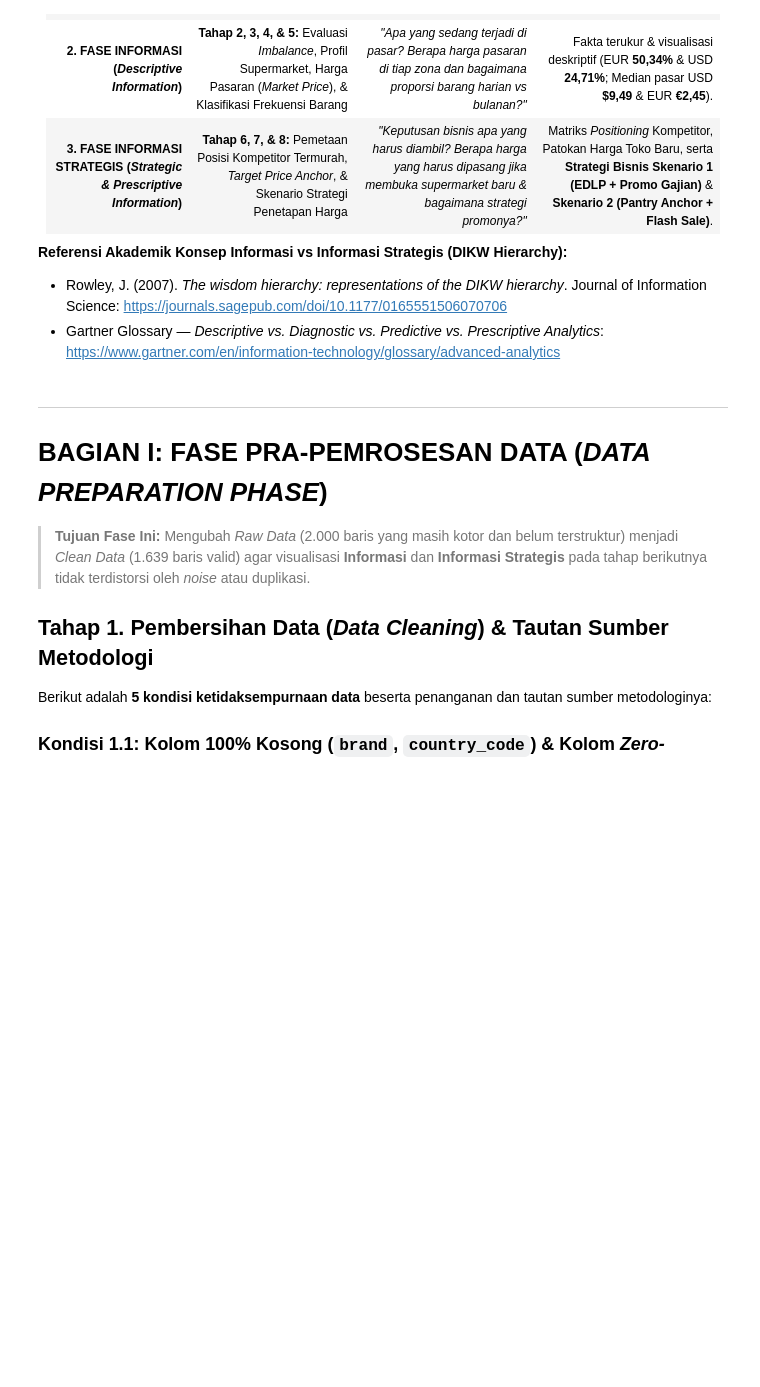
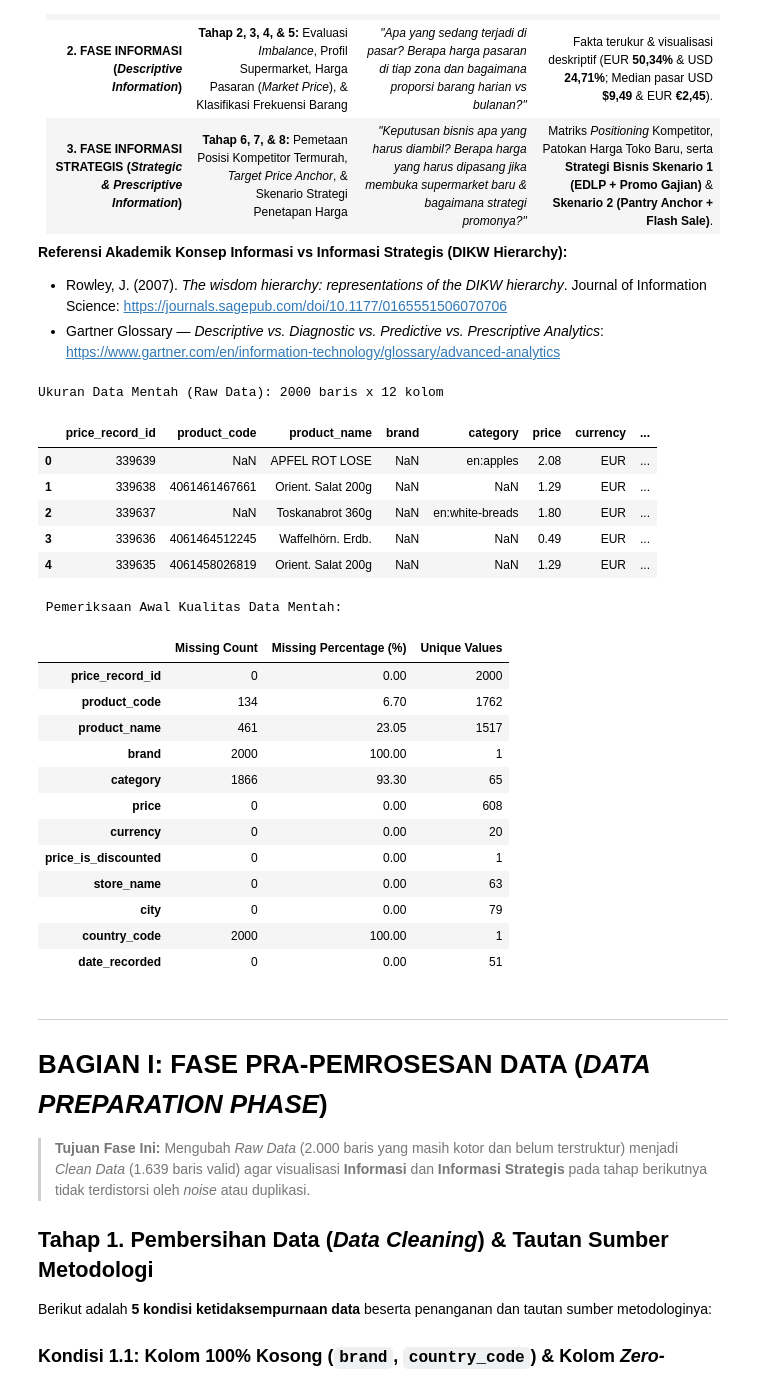
Before and after one commit to ZazkiaLutvi/Info-Strategy, a Jupyter notebook: Global-Retail/analisis/Analisis_Strategi_Harga_Supermarket_USD_EUR-v2.ipynb, the cells around one changed output. Saved outputs shown, nothing was run; the diff lists cells and outputs as text; code cells hidden in the pictures; blank space fills up the shorter version.

```diff
--- a/Global-Retail/analisis/Analisis_Strategi_Harga_Supermarket_USD_EUR-v2.ipynb
+++ b/Global-Retail/analisis/Analisis_Strategi_Harga_Supermarket_USD_EUR-v2.ipynb
@@ -18,25 +18,47 @@ Dalam manajemen sistem informasi dan analitika bisnis, pengolahan data dibagi me
 # %%
 import pandas as pd
 import numpy as np
 import matplotlib.pyplot as plt
 import seaborn as sns
 
 pd.set_option('display.max_columns', None)
 pd.set_option('display.max_rows', 50)
 sns.set_theme(style='whitegrid', palette='muted')
 
 # 0. Memuat Dataset Mentah (Raw Data)
-df_raw = pd.read_csv('global_retail_prices_dataset.csv')
+df_raw = pd.read_csv('../global_retail_prices_dataset.csv')
 print(f'Ukuran Data Mentah (Raw Data): {df_raw.shape[0]} baris x {df_raw.shape[1]} kolom')
 display(df_raw.head())
 
 print('\n Pemeriksaan Awal Kualitas Data Mentah:')
 missing_summary = pd.DataFrame({
     'Missing Count': df_raw.isnull().sum(),
     'Missing Percentage (%)': (df_raw.isnull().sum() / len(df_raw) * 100).round(2),
     'Unique Values': df_raw.nunique(dropna=False)
 })
 display(missing_summary)
+# %% [output]
+Ukuran Data Mentah (Raw Data): 2000 baris x 12 kolom
+|  | price_record_id | product_code | product_name | brand | category | price | currency | ... |
+| 0 | 339639 | NaN | APFEL ROT LOSE | NaN | en:apples | 2.08 | EUR | ... |
+| 1 | 339638 | 4061461467661 | Orient. Salat 200g | NaN | NaN | 1.29 | EUR | ... |
+| 2 | 339637 | NaN | Toskanabrot 360g | NaN | en:white-breads | 1.80 | EUR | ... |
+| 3 | 339636 | 4061464512245 | Waffelhörn. Erdb. | NaN | NaN | 0.49 | EUR | ... |
+| 4 | 339635 | 4061458026819 | Orient. Salat 200g | NaN | NaN | 1.29 | EUR | ... |
+ Pemeriksaan Awal Kualitas Data Mentah:
+|  | Missing Count | Missing Percentage (%) | Unique Values |
+| price_record_id | 0 | 0.00 | 2000 |
+| product_code | 134 | 6.70 | 1762 |
+| product_name | 461 | 23.05 | 1517 |
+| brand | 2000 | 100.00 | 1 |
+| category | 1866 | 93.30 | 65 |
+| price | 0 | 0.00 | 608 |
+| currency | 0 | 0.00 | 20 |
+| price_is_discounted | 0 | 0.00 | 1 |
+| store_name | 0 | 0.00 | 63 |
+| city | 0 | 0.00 | 79 |
+| country_code | 2000 | 100.00 | 1 |
+| date_recorded | 0 | 0.00 | 51 |
 # %% [markdown]
 ---
 # BAGIAN I: FASE PRA-PEMROSESAN DATA (*DATA PREPARATION PHASE*)
```
Also changed, not shown: parts of 6 cells of this notebook, 7 other files.
